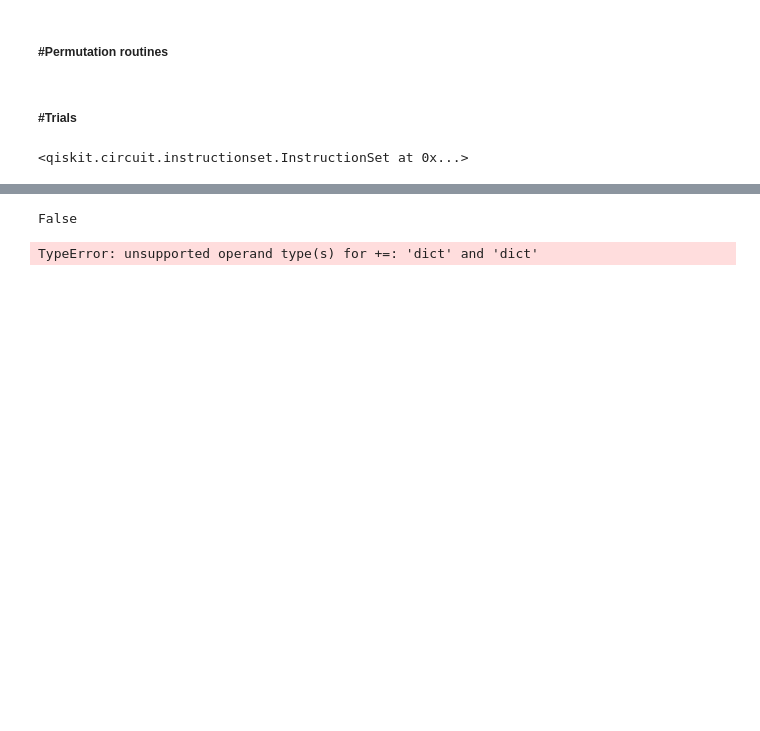
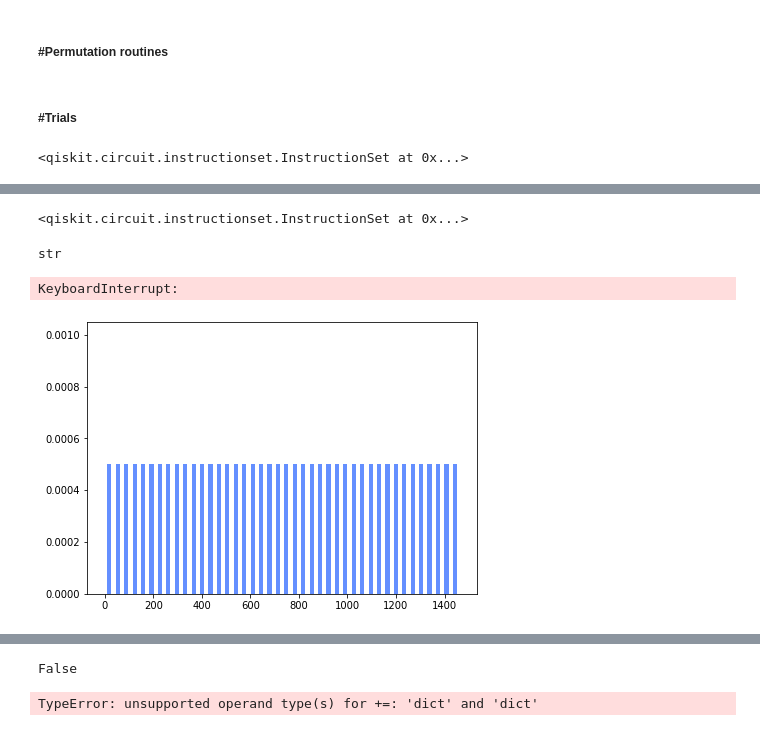
Before and after one commit to womanium-quantum/Humans-vs-Quantum-Computers---IBM, a Jupyter notebook: QuantumPermutations/QuantumPermutation_trial_0.1.ipynb, the cells around one changed output, grey strips where cells are left out. Cells and saved outputs as stored; diff of their text form; code cells hidden in the pictures; blank space fills up the shorter version.

```diff
--- a/QuantumPermutations/QuantumPermutation_trial_0.1.ipynb
+++ b/QuantumPermutations/QuantumPermutation_trial_0.1.ipynb
@@ -122,0 +108,28 @@ measure_and_plot(qc, show_counts= True, measure_ancilla= False, return_counts= F
+# %%
+good_key = ''
+for cntrl in controls:
+    if cntrl in encryption_key.keys():
+        power = encryption_key[cntrl]
+        n = len(cntrl)
+        bin_power = format(power, 'b').zfill(n)
+        good_key+= bin_power
+
+    else :
+        n = len(cntrl)
+        bin_power = '0'*n
+        good_key+= bin_power
+# %%
+good_key
+grv = grover([good_key], insert_barrier= True )
+ancill = AncillaRegister(1, name='ancilla')
+qc.add_register(ancill)
+# %%
+qc.append( grv , qc.qubits[8:-1] + [ancill])
+# %% [output]
+<qiskit.circuit.instructionset.InstructionSet at 0x...>
+# %%
+measure_and_plot(qc, shots= 2000, show_counts= False, measure_cntrls= True, return_counts= False, cntrl_specifier= 'all' )
+# %% [output]
+str
+KeyboardInterrupt:
+[figure, added]
```
Also changed, not shown: parts of 17 cells of this notebook, 2 other files.
